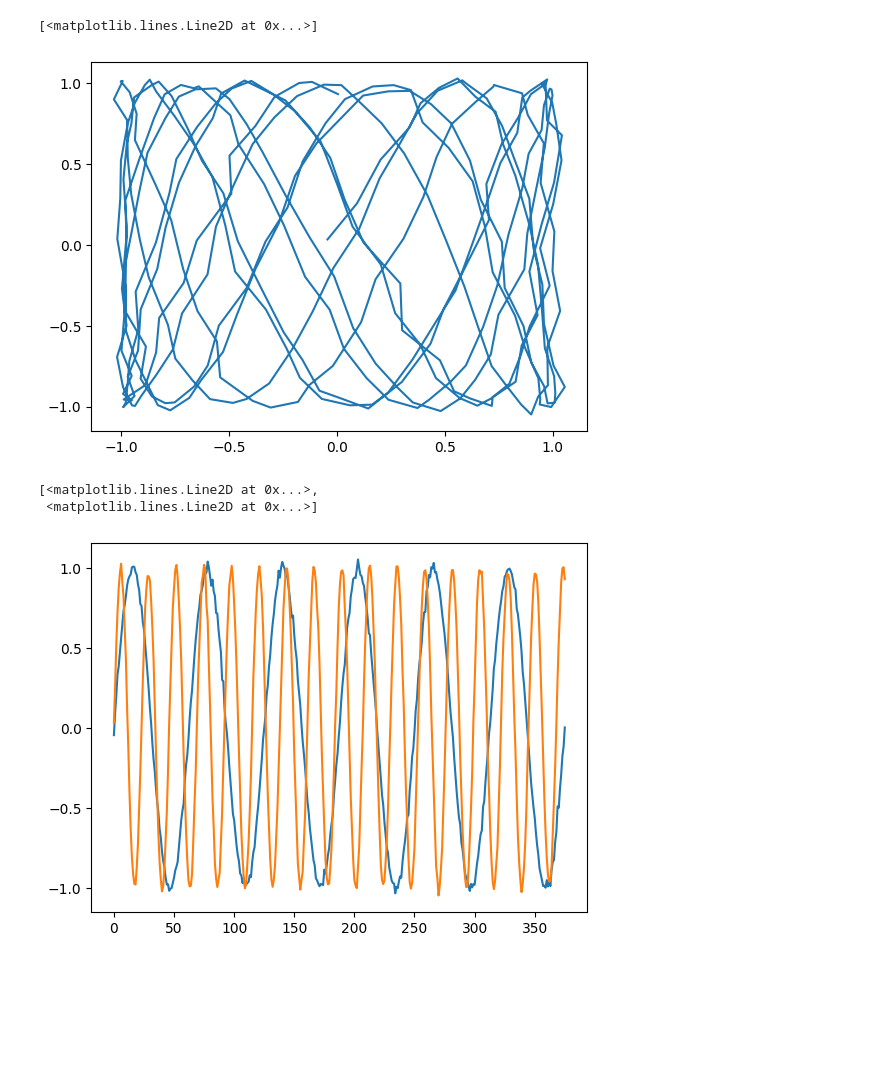
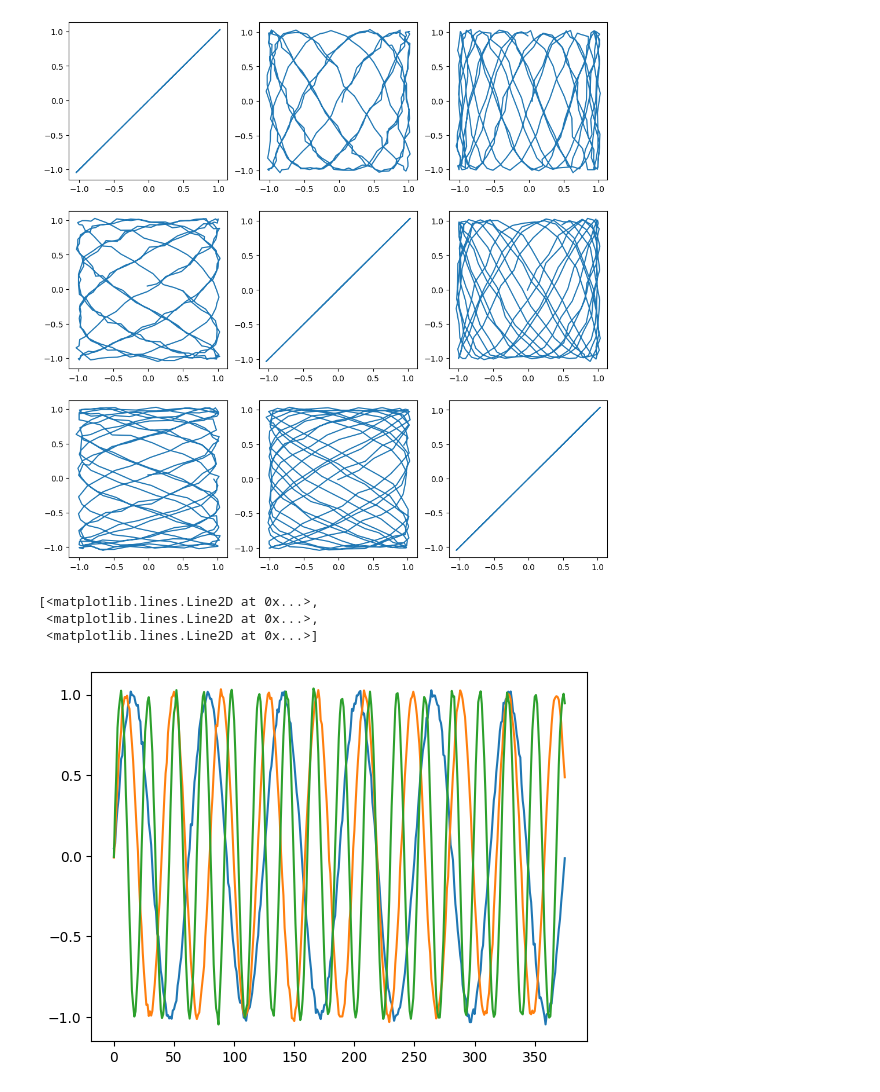
Before and after one commit to kylehkhsu/modular, a Jupyter notebook: sinusoids.ipynb, the cells around one changed output. Saved outputs shown, nothing was run; the diff lists cells and outputs as text; code cells hidden in the pictures; blank space fills up the shorter version.

```diff
--- a/sinusoids.ipynb
+++ b/sinusoids.ipynb
@@ -18,8 +18,10 @@ def generate_data():
     t = jnp.linspace(0, DURATION, T)    # (T,)
     frequencies = jnp.array([
         1,
+        # 1.5,
+        jnp.pi/2,
         # 2,
-        jnp.e
+        jnp.e,
     ])  # (2,)
     omega_t = einops.rearrange(t, 't -> t ()') * frequencies  # (T, 2)
     y = jnp.sin(omega_t)  # (T, 2)
@@ -27,16 +29,21 @@ def generate_data():
     return y
 # %%
 y = generate_data()
-plt.plot(y[:, 0], y[:, 1])
+d = y.shape[1]
+fig, axes = plt.subplots(d, d, figsize=(12, 12))
+for i in range(d):
+    for j in range(d):
+        ax = axes[i, j]
+        ax.plot(y[:, i], y[:, j])
 # %% [output]
-[<matplotlib.lines.Line2D at 0x...>]
-[figure, old version]
+[figure, new version]
 # %%
 plt.plot(y)
 # %% [output]
 [<matplotlib.lines.Line2D at 0x...>,
+ <matplotlib.lines.Line2D at 0x...>,
  <matplotlib.lines.Line2D at 0x...>]
-[figure, old version]
+[figure, new version]
 # %%
 def least_squares(A, B):
     # solve for X in AX = B
```
Also changed, not shown: parts of 10 cells of this notebook.
